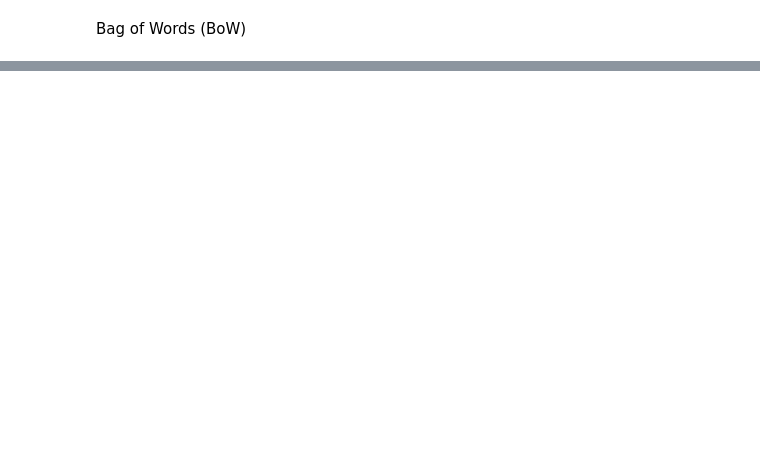
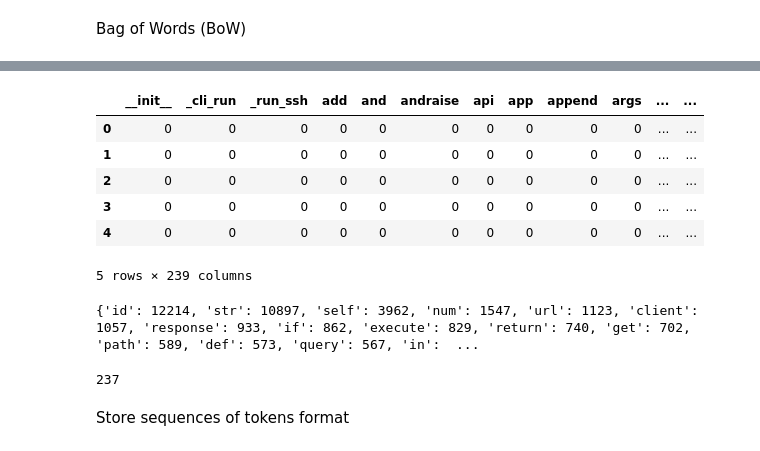
Before and after one commit to iliaskaloup/vuln_classification, a Jupyter notebook: preprocessing.ipynb, the cells around one changed output, grey strips where cells are left out. Saved outputs shown, nothing was run; the diff lists cells and outputs as text; code cells hidden in the pictures; blank space fills up the shorter version.

Commit message:
[Feature] Finalize data analysis, create bag of words and sequences, and initialize word embedding process.

```diff
--- a/preprocessing.ipynb
+++ b/preprocessing.ipynb
@@ -159,12 +160,3 @@ len_sorted = sorted(lengths)
 print(len_sorted)
 # %% [output]
 [0, 0, 0, 0, 0, 0, 1, 1, 1, 1, 1, 1, 1, 1, 1, 1, 1, 1, 1, 1, 1, 1, 1, 1, 1, 1, 1, 1, 1, 1, 1, 1, 1, 1, 1, 1, 1, 1, 1, 1, 1, 1, 1, 1, 1, 1, 1, 1, 1, 1, 1, 1, 1, 1, 1, 1, 1, 1, 1, 1, 1, 1, 1, 1, 1, 1, 1 ...
-# %%
-filtered_df = data[data["Length"] == max(lengths) | (data["Length"] == 0)]
-print(filtered_df)
-
-data = data.drop(filtered_df.index)
-
-
-# Reset index
-data = data.reset_index(drop=True)
@@ -188,0 +173,8 @@ data = data.reset_index(drop=True)
+# %%
+# Drop rows with Length equal to zero or equal to the maximum value
+dataset = data[(data['Length'] != 0) & (data['Length'] != max(lengths))]
+
+# Reset index
+dataset = dataset.reset_index(drop=True)
+
+print(dataset)
@@ -193,0 +201,31 @@ Bag of Words (BoW)
+# %%
+vectorizer = CountVectorizer(min_df=20)
+X = vectorizer.fit_transform(dataset["Vulnerability"].tolist())
+vocab = vectorizer.get_feature_names()
+bow_data = pd.DataFrame(X.toarray(), columns=vocab)
+full_data = pd.concat([bow_data, dataset.drop("Vulnerability", axis=1)], axis=1)
+full_data.head()
+# %% [output]
+|  | __init__ | _cli_run | _run_ssh | add | and | andraise | api | app | append | args | ... | ... |
+| 0 | 0 | 0 | 0 | 0 | 0 | 0 | 0 | 0 | 0 | 0 | ... | ... |
+| 1 | 0 | 0 | 0 | 0 | 0 | 0 | 0 | 0 | 0 | 0 | ... | ... |
+| 2 | 0 | 0 | 0 | 0 | 0 | 0 | 0 | 0 | 0 | 0 | ... | ... |
+| 3 | 0 | 0 | 0 | 0 | 0 | 0 | 0 | 0 | 0 | 0 | ... | ... |
+| 4 | 0 | 0 | 0 | 0 | 0 | 0 | 0 | 0 | 0 | 0 | ... | ... |
+5 rows × 239 columns
+# %%
+word_counts = X.sum(axis=0)
+
+# Create a dictionary mapping each word to its total count
+word_count_dict = {word: count for word, count in zip(vocab, word_counts.A1)}
+
+sorted_word_count_dict = {k: v for k, v in sorted(word_count_dict.items(), key=lambda item: item[1], reverse=True)}
+
+# Print the dictionary
+print(sorted_word_count_dict)
+# %% [output]
+{'id': 12214, 'str': 10897, 'self': 3962, 'num': 1547, 'url': 1123, 'client': 1057, 'response': 933, 'if': 862, 'execute': 829, 'return': 740, 'get': 702, 'path': 589, 'def': 573, 'query': 567, 'in':  ...
+# %%
+print(len(vocab))
+# %% [output]
+237
@@ -193,0 +234,2 @@ Bag of Words (BoW)
+# %% [markdown]
+Store sequences of tokens format
```
Also changed, not shown: parts of 9 cells of this notebook, 3 other files.
